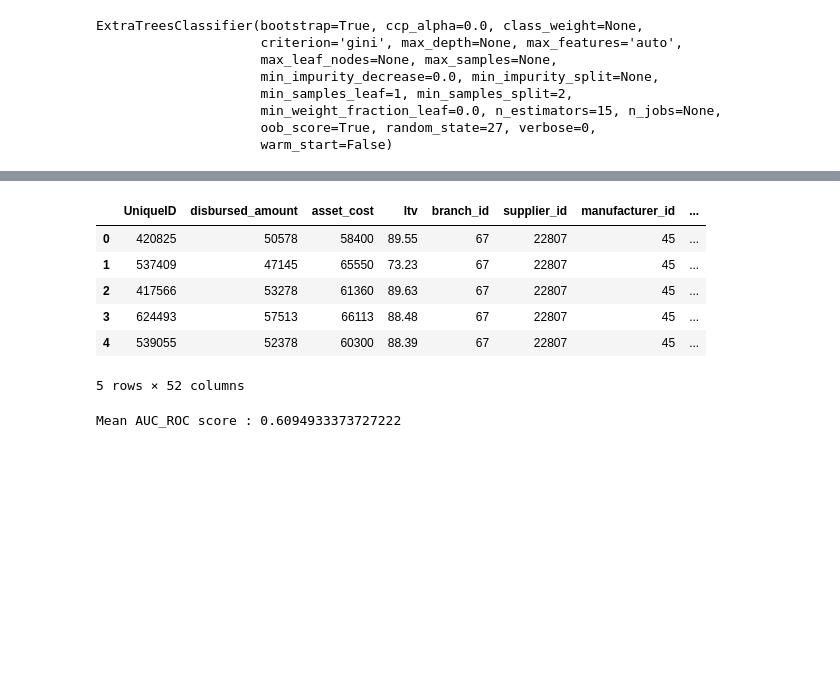
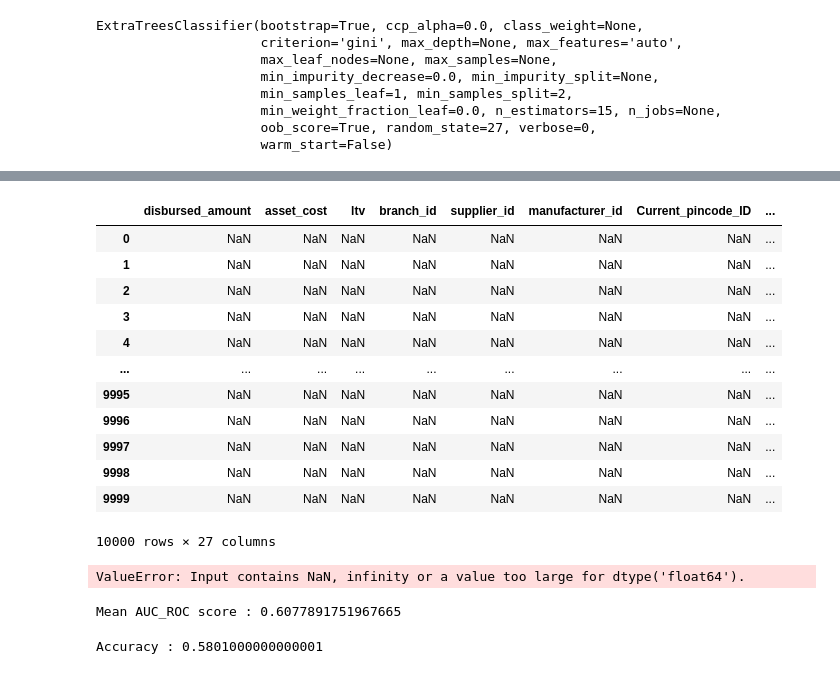
Before and after one commit to kavinsrinaath/Vehicle_Loan_Default_Prediction, a Jupyter notebook: Notebooks/junk.ipynb, the cells around one changed output, grey strips where cells are left out. Drawn from its saved outputs; the diff is of its cells as text; code cells hidden in the pictures; blank space fills up the shorter version.

```diff
--- a/Notebooks/junk.ipynb
+++ b/Notebooks/junk.ipynb
@@ -51,0 +93,3 @@ df['labels'] = df['loan_default'].apply(lambda x:'Paid' if x==0 else "default")
+# %%
+df['PERFORM_CNS.SCORE.DESCRIPTION'] = df['PERFORM_CNS.SCORE.DESCRIPTION'].map(cns_desc).astype('category')
+df['Employment.Type'] = df['Employment.Type'].map(emp_type).astype('category')
@@ -97,3 +129,0 @@ df['No.of.Proofs'] = df[['Aadhar_flag','VoterID_flag','PAN_flag','Driving_flag',
-# %%
-df['PERFORM_CNS.SCORE.DESCRIPTION'] = df['PERFORM_CNS.SCORE.DESCRIPTION'].map(cns_desc)
-df['Employment.Type'] = df['Employment.Type'].map(emp_type)
@@ -180,16 +258,31 @@ X = df.drop(columns=['UniqueID','loan_default','labels','Date.of.Birth','Disburs
                     'SEC.NO.OF.ACCTS','PRI.ACTIVE.ACCTS','SEC.ACTIVE.ACCTS','PRI.OVERDUE.ACCTS','SEC.OVERDUE.ACCTS','PRI.CURRENT.BALANCE','SEC.CURRENT.BALANCE',
                     'PRI.SANCTIONED.AMOUNT','SEC.SANCTIONED.AMOUNT','PRI.DISBURSED.AMOUNT','SEC.DISBURSED.AMOUNT','PRIMARY.INSTAL.AMT','SEC.INSTAL.AMT'])
 y = df[['loan_default']]
-# %%
-df.head()
-# %% [output]
-|  | UniqueID | disbursed_amount | asset_cost | ltv | branch_id | supplier_id | manufacturer_id | ... |
-| 0 | 420825 | 50578 | 58400 | 89.55 | 67 | 22807 | 45 | ... |
-| 1 | 537409 | 47145 | 65550 | 73.23 | 67 | 22807 | 45 | ... |
-| 2 | 417566 | 53278 | 61360 | 89.63 | 67 | 22807 | 45 | ... |
-| 3 | 624493 | 57513 | 66113 | 88.48 | 67 | 22807 | 45 | ... |
-| 4 | 539055 | 52378 | 60300 | 88.39 | 67 | 22807 | 45 | ... |
-5 rows × 52 columns
+# %%
+X[X.isna()]
+# %% [output]
+|  | disbursed_amount | asset_cost | ltv | branch_id | supplier_id | manufacturer_id | Current_pincode_ID | ... |
+| 0 | NaN | NaN | NaN | NaN | NaN | NaN | NaN | ... |
+| 1 | NaN | NaN | NaN | NaN | NaN | NaN | NaN | ... |
+| 2 | NaN | NaN | NaN | NaN | NaN | NaN | NaN | ... |
+| 3 | NaN | NaN | NaN | NaN | NaN | NaN | NaN | ... |
+| 4 | NaN | NaN | NaN | NaN | NaN | NaN | NaN | ... |
+| ... | ... | ... | ... | ... | ... | ... | ... | ... |
+| 9995 | NaN | NaN | NaN | NaN | NaN | NaN | NaN | ... |
+| 9996 | NaN | NaN | NaN | NaN | NaN | NaN | NaN | ... |
+| 9997 | NaN | NaN | NaN | NaN | NaN | NaN | NaN | ... |
+| 9998 | NaN | NaN | NaN | NaN | NaN | NaN | NaN | ... |
+| 9999 | NaN | NaN | NaN | NaN | NaN | NaN | NaN | ... |
+10000 rows × 27 columns
+# %%
+os_X,os_y = resample(X,y,'minority')
+rfe_selector = RFE(estimator=rf_model,verbose=5)
+rfe_selector.fit(os_X, os_y)
+rfe_support = rfe_selector.get_support()
+rfe_feature = X.loc[:,rfe_support].columns.tolist()
+print(str(len(rfe_feature)), 'selected features')
+# %% [output]
+ValueError: Input contains NaN, infinity or a value too large for dtype('float64').
 # %%
 from sklearn.model_selection import cross_val_score,RepeatedStratifiedKFold
 from imblearn.ensemble import BalancedRandomForestClassifier
@@ -198,7 +291,16 @@ cv = RepeatedStratifiedKFold(n_splits=10, n_repeats=3, random_state=27)
 scores = cross_val_score(brc_model, X, y, scoring='roc_auc', cv=cv, n_jobs=-1)
 print(f'Mean AUC_ROC score : {scores.mean()}')
 # %% [output]
-Mean AUC_ROC score : 0.6094933373727222
+Mean AUC_ROC score : 0.6077891751967665
+# %%
+from sklearn.model_selection import cross_val_score,RepeatedStratifiedKFold
+from imblearn.ensemble import BalancedRandomForestClassifier
+brc_model = BalancedRandomForestClassifier(n_estimators=10)
+cv = RepeatedStratifiedKFold(n_splits=10, n_repeats=3, random_state=27)
+scores = cross_val_score(brc_model, X, y, scoring='accuracy', cv=cv, n_jobs=-1)
+print(f'Accuracy : {scores.mean()}')
+# %% [output]
+Accuracy : 0.5801000000000001
 # %%
 from sklearn.model_selection import cross_val_score,RepeatedStratifiedKFold
 from sklearn.ensemble import RandomForestClassifier
```
Also changed, not shown: parts of 25 cells of this notebook.
